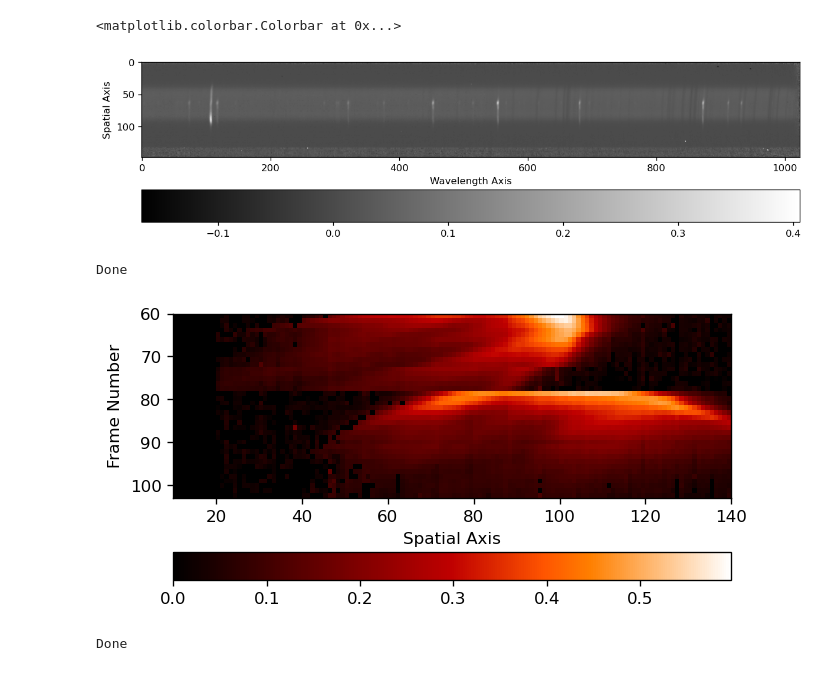
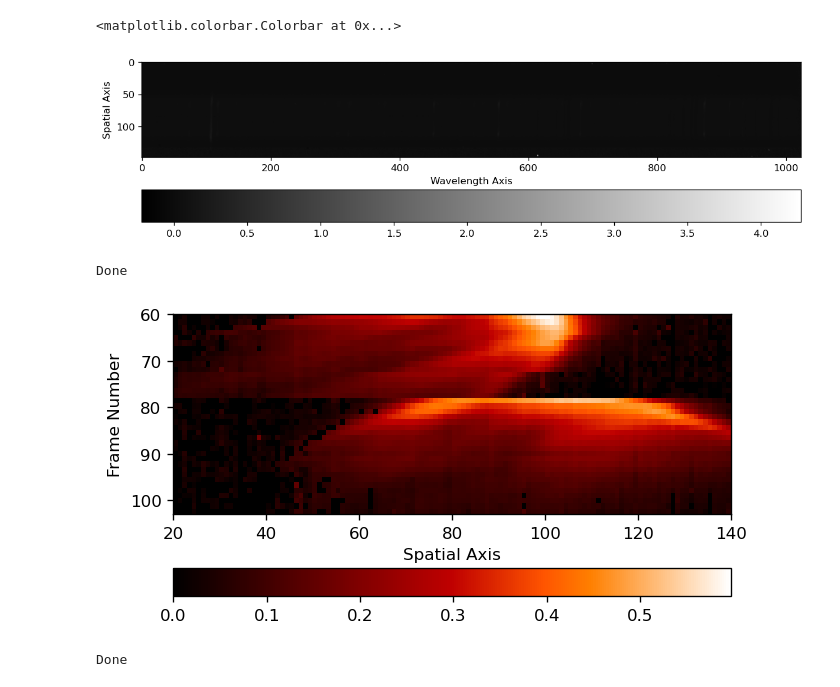
Before and after one commit to ruoyanwangdr/Dynamics-of-Jovian-Infrared-Auroral-Ionosphere-and-Thermosphere, a Jupyter notebook: h3p_map.ipynb, the cells around one changed output. Drawn from its saved outputs; the diff is of its cells as text; code cells hidden in the pictures.

```diff
--- a/h3p_map.ipynb
+++ b/h3p_map.ipynb
@@ -121,7 +121,7 @@ def scale_sky_frame(fn_spec):
     sky_final = sky1 * ((t2 - td) / (t2 - t1)) + sky2 * ((td - t1) / (t2 - t1))
     return sky_final
 
-fn_spec = 61 # frame number of target spectra
+fn_spec = 83 # frame number of target spectra
 sky_total = scale_sky_frame(fn_spec)
 
 # remove sky background: (object - sky_frame)/(average_flat_field - average_flat_lamp_off)
@@ -140,7 +140,7 @@ plt.ylabel('Spatial Axis')
 plt.colorbar(orientation='horizontal', pad=0.1)
 # %% [output]
 <matplotlib.colorbar.Colorbar at 0x...>
-[figure, old version]
+[figure, new version]
 # %%
 # define normalization function
 def normalize(data):
@@ -234,16 +234,17 @@ Done
 # %%
 h2a0 = np.vstack((h2_a0_map))
 h2a0[h2a0>0.5] = 0
 h2a0[h2a0<0] = 0
 
 plt.imshow(np.sqrt(h2a0), extent=[lower_h2, upper_h2, end_kband_north, start_kband_north], cmap='gist_heat')
 #plt.title('H2 a0')
 plt.xlabel('Spatial Axis')
 plt.ylabel('Frame Number')
+plt.xlim(20,140)
 plt.colorbar(orientation='horizontal', pad=0.15)
 plt.savefig('plots/h2_a0_map', bbox_inches='tight')
 # %% [output]
-[figure, old version]
+[figure, new version]
 # %%
 """
 repeat same step for h2 a1
```
Also changed, not shown: parts of 15 cells of this notebook.
